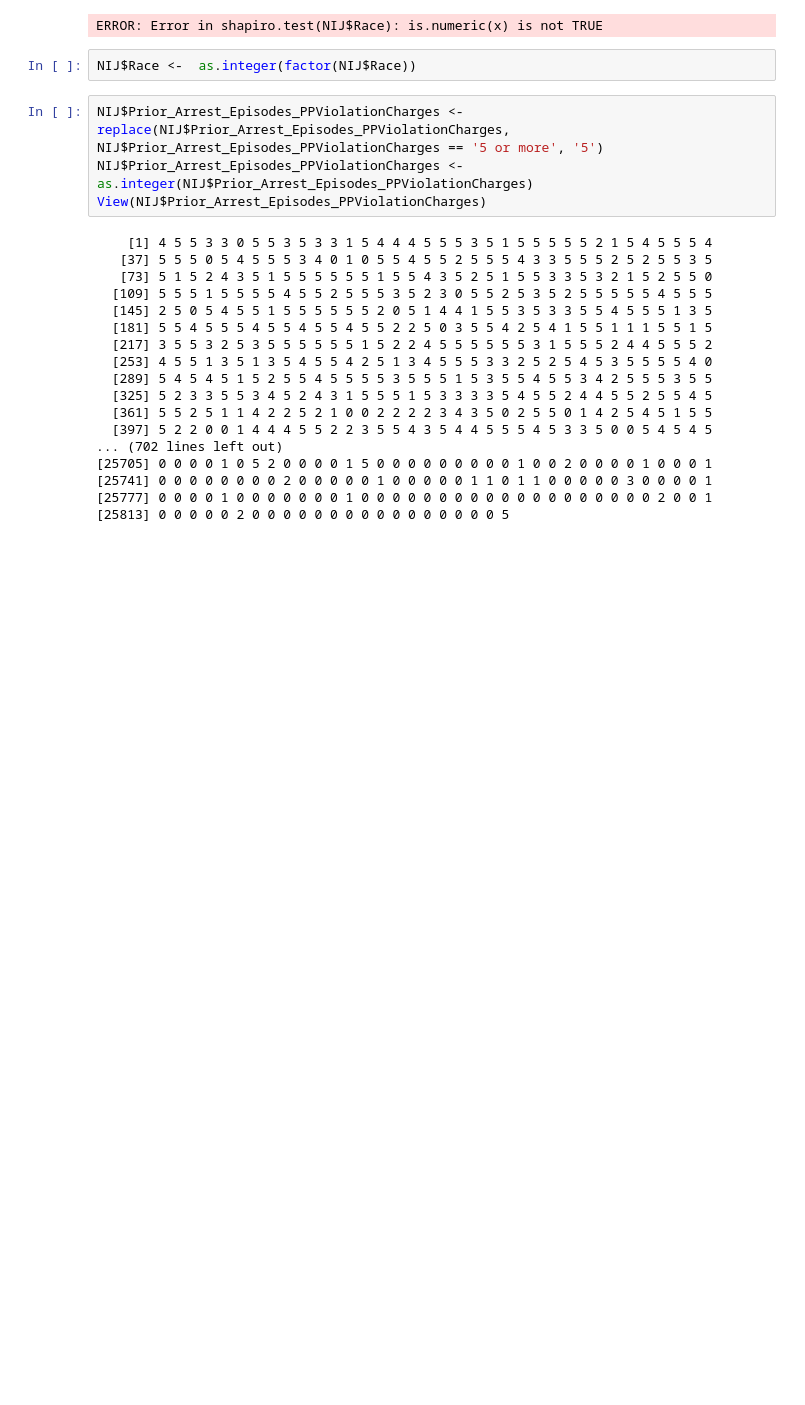
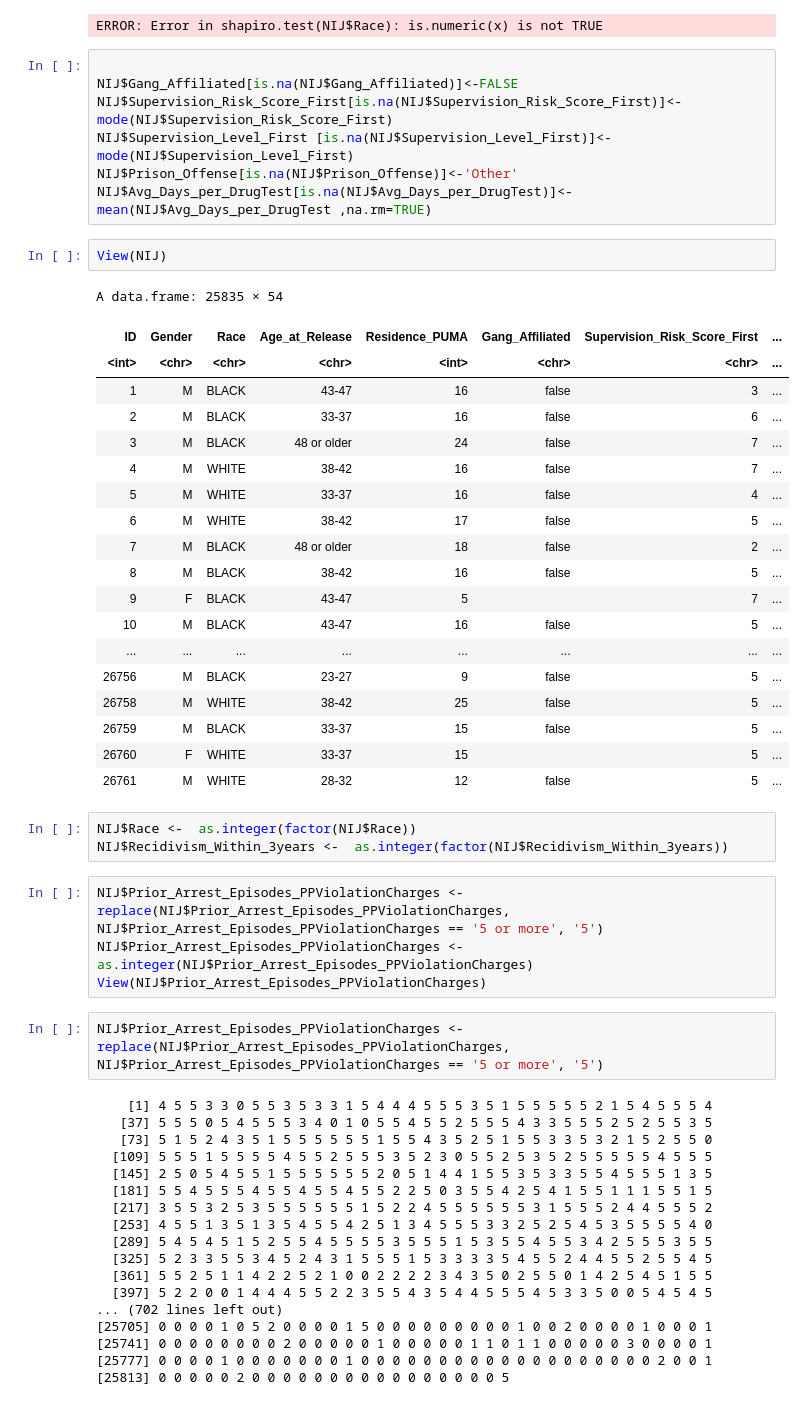
Before and after one commit to feaviolp/msc-project, a Jupyter notebook: NIJ statistics.ipynb, the cells around one changed output. Drawn from its saved outputs; the diff is of its cells as text; blank space fills up the shorter version.

```diff
--- a/NIJ statistics.ipynb
+++ b/NIJ statistics.ipynb
@@ -46,12 +46,44 @@ Is there a statisitically significant difference in prior arrest episodes and PP
 shapiro.test(NIJ$Race)
 # %% [output]
 ERROR: Error in shapiro.test(NIJ$Race): is.numeric(x) is not TRUE
+# %%
+
+NIJ$Gang_Affiliated[is.na(NIJ$Gang_Affiliated)]<-FALSE
+NIJ$Supervision_Risk_Score_First[is.na(NIJ$Supervision_Risk_Score_First)]<-mode(NIJ$Supervision_Risk_Score_First)
+NIJ$Supervision_Level_First [is.na(NIJ$Supervision_Level_First)]<-mode(NIJ$Supervision_Level_First)
+NIJ$Prison_Offense[is.na(NIJ$Prison_Offense)]<-'Other'
+NIJ$Avg_Days_per_DrugTest[is.na(NIJ$Avg_Days_per_DrugTest)]<-mean(NIJ$Avg_Days_per_DrugTest ,na.rm=TRUE)
+# %%
+View(NIJ)
+# %% [output]
+A data.frame: 25835 × 54
+| ID | Gender | Race | Age_at_Release | Residence_PUMA | Gang_Affiliated | Supervision_Risk_Score_First | ... |
+| <int> | <chr> | <chr> | <chr> | <int> | <chr> | <chr> | ... |
+| 1 | M | BLACK | 43-47 | 16 | false | 3 | ... |
+| 2 | M | BLACK | 33-37 | 16 | false | 6 | ... |
+| 3 | M | BLACK | 48 or older | 24 | false | 7 | ... |
+| 4 | M | WHITE | 38-42 | 16 | false | 7 | ... |
+| 5 | M | WHITE | 33-37 | 16 | false | 4 | ... |
+| 6 | M | WHITE | 38-42 | 17 | false | 5 | ... |
+| 7 | M | BLACK | 48 or older | 18 | false | 2 | ... |
+| 8 | M | BLACK | 38-42 | 16 | false | 5 | ... |
+| 9 | F | BLACK | 43-47 | 5 |  | 7 | ... |
+| 10 | M | BLACK | 43-47 | 16 | false | 5 | ... |
+| ... | ... | ... | ... | ... | ... | ... | ... |
+| 26756 | M | BLACK | 23-27 | 9 | false | 5 | ... |
+| 26758 | M | WHITE | 38-42 | 25 | false | 5 | ... |
+| 26759 | M | BLACK | 33-37 | 15 | false | 5 | ... |
+| 26760 | F | WHITE | 33-37 | 15 |  | 5 | ... |
+| 26761 | M | WHITE | 28-32 | 12 | false | 5 | ... |
 # %%
 NIJ$Race <-  as.integer(factor(NIJ$Race))
+NIJ$Recidivism_Within_3years <-  as.integer(factor(NIJ$Recidivism_Within_3years))
 # %%
 NIJ$Prior_Arrest_Episodes_PPViolationCharges <- replace(NIJ$Prior_Arrest_Episodes_PPViolationCharges, NIJ$Prior_Arrest_Episodes_PPViolationCharges == '5 or more', '5')
 NIJ$Prior_Arrest_Episodes_PPViolationCharges <-  as.integer(NIJ$Prior_Arrest_Episodes_PPViolationCharges)
 View(NIJ$Prior_Arrest_Episodes_PPViolationCharges)
+# %%
+NIJ$Prior_Arrest_Episodes_PPViolationCharges <- replace(NIJ$Prior_Arrest_Episodes_PPViolationCharges, NIJ$Prior_Arrest_Episodes_PPViolationCharges == '5 or more', '5')
 # %%
 # %% [output]
     [1] 4 5 5 3 3 0 5 5 3 5 3 3 1 5 4 4 4 5 5 5 3 5 1 5 5 5 5 5 2 1 5 4 5 5 5 4
```
